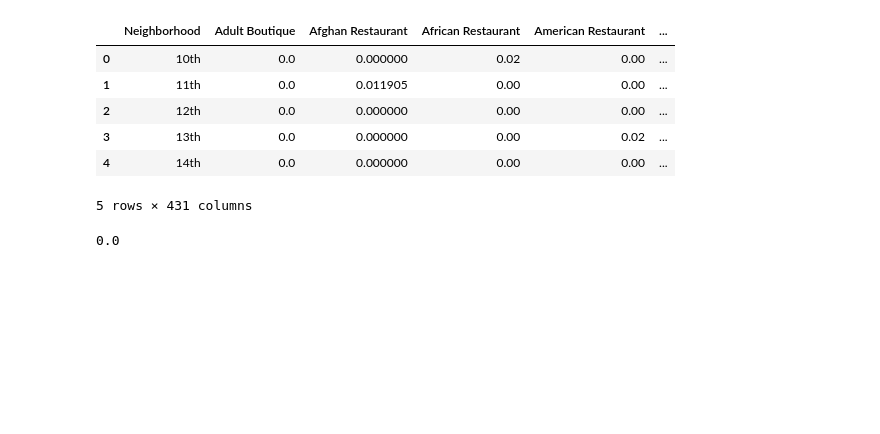
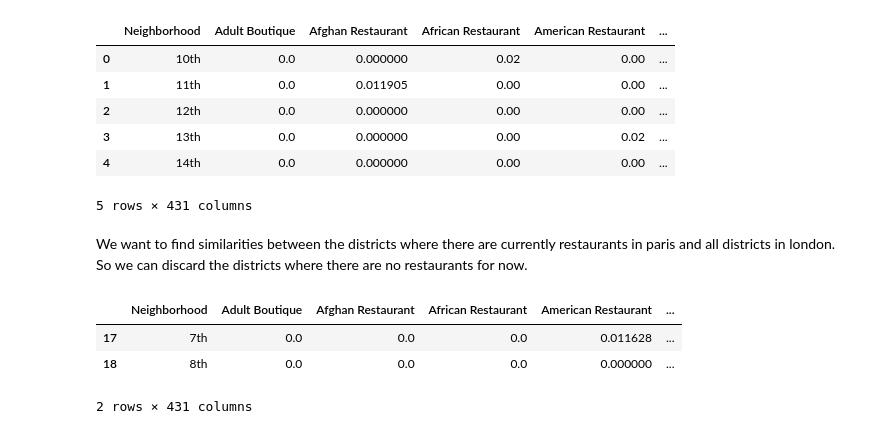
Before and after one commit to archiebye/Coursera_Capstone, a Jupyter notebook: Final_Project/Data_Analysis.ipynb, the cells around one changed output. Drawn from its saved outputs; the diff is of its cells as text; code cells hidden in the pictures; blank space fills up the shorter version.

```diff
--- a/Final_Project/Data_Analysis.ipynb
+++ b/Final_Project/Data_Analysis.ipynb
@@ -1327,7 +1327,14 @@ paris_cosine.head()
 | 3 | 13th | 0.0 | 0.000000 | 0.00 | 0.02 | ... |
 | 4 | 14th | 0.0 | 0.000000 | 0.00 | 0.00 | ... |
 5 rows × 431 columns
-# %%
-paris_cosine['Zoo Exhibit'].sum()
-# %% [output]
-0.0
+# %% [markdown]
+We want to find similarities between the districts where there are currently restaurants in paris and all districts in london. So we can discard the districts where there are no restaurants for now.
+# %%
+paris_cosine = paris_cosine.loc[(paris_cosine['Neighborhood'] == '7th') | (paris_cosine['Neighborhood'] == '8th')]
+# %%
+paris_cosine
+# %% [output]
+|  | Neighborhood | Adult Boutique | Afghan Restaurant | African Restaurant | American Restaurant | ... |
+| 17 | 7th | 0.0 | 0.0 | 0.0 | 0.011628 | ... |
+| 18 | 8th | 0.0 | 0.0 | 0.0 | 0.000000 | ... |
+2 rows × 431 columns
```
Also changed, not shown: parts of 24 cells of this notebook.
